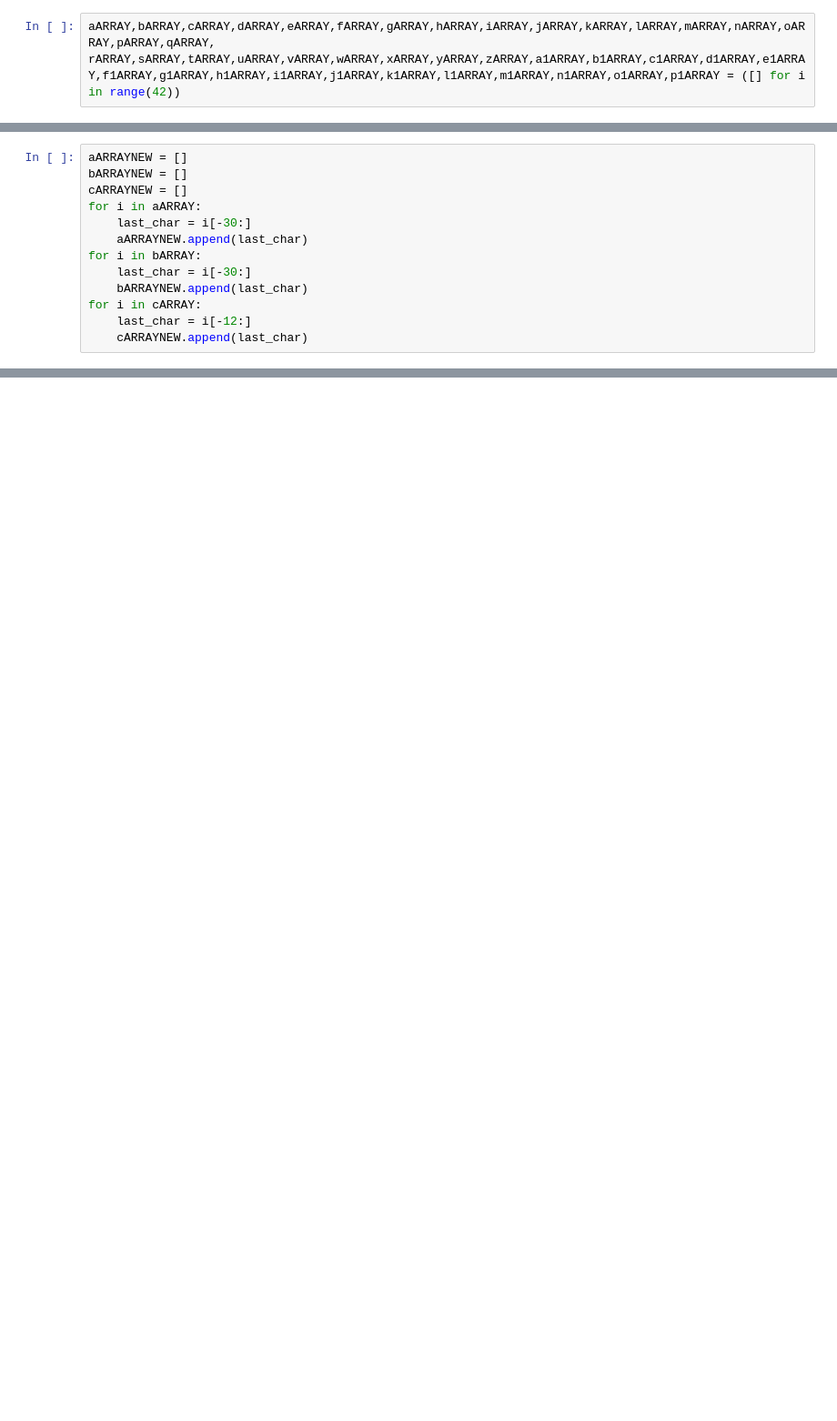
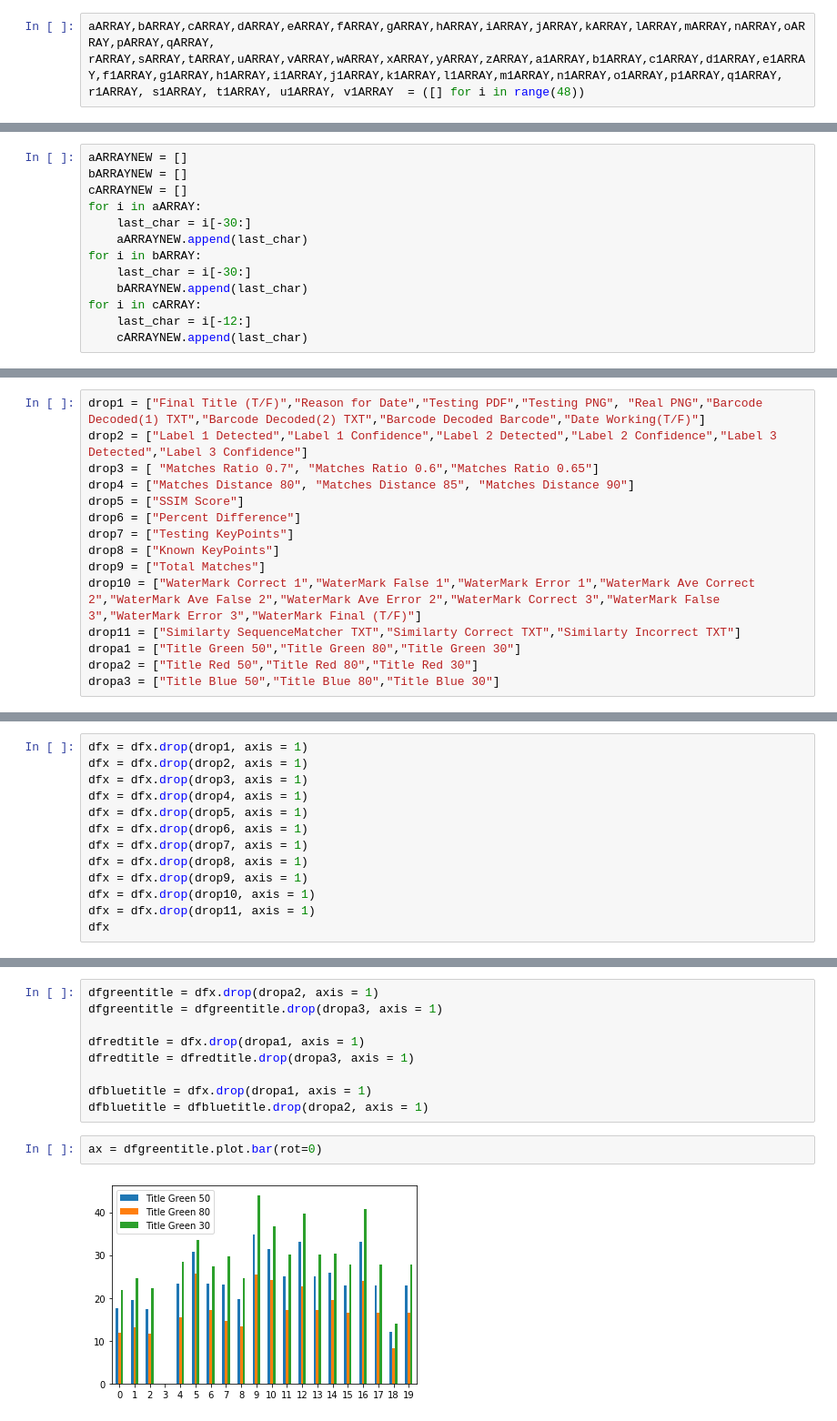
Before and after one commit to Kunal2341/fakerealdocument, a Jupyter notebook: JupyterNotebook/Everything.ipynb, the cells around one changed output, grey strips where cells are left out. Shown at 91% size. Drawn from its saved outputs; the diff is of its cells as text; blank space fills up the shorter version.

```diff
--- a/JupyterNotebook/Everything.ipynb
+++ b/JupyterNotebook/Everything.ipynb
@@ -659,2 +1082,2 @@ def appendthefiles(a,b,c,d,e,f,g,h,i,j,k,l,m,n,o,p,q,r,s,t,u,v,w,x,y,z,a1,b1,c1,
 # %%
-aARRAY,bARRAY,cARRAY,dARRAY,eARRAY,fARRAY,gARRAY,hARRAY,iARRAY,jARRAY,kARRAY,lARRAY,mARRAY,nARRAY,oARRAY,pARRAY,qARRAY, rARRAY,sARRAY,tARRAY,uARRAY,vARRAY,wARRAY,xARRAY,yARRAY,zARRAY,a1ARRAY,b1ARRAY,c1ARRAY,d1ARRAY,e1ARRAY,f1ARRAY,g1ARRAY,h1ARRAY,i1ARRAY,j1ARRAY,k1ARRAY,l1ARRAY,m1ARRAY,n1ARRAY,o1ARRAY,p1ARRAY = ([] for i in range(42))
+aARRAY,bARRAY,cARRAY,dARRAY,eARRAY,fARRAY,gARRAY,hARRAY,iARRAY,jARRAY,kARRAY,lARRAY,mARRAY,nARRAY,oARRAY,pARRAY,qARRAY, rARRAY,sARRAY,tARRAY,uARRAY,vARRAY,wARRAY,xARRAY,yARRAY,zARRAY,a1ARRAY,b1ARRAY,c1ARRAY,d1ARRAY,e1ARRAY,f1ARRAY,g1ARRAY,h1ARRAY,i1ARRAY,j1ARRAY,k1ARRAY,l1ARRAY,m1ARRAY,n1ARRAY,o1ARRAY,p1ARRAY,q1ARRAY, r1ARRAY, s1ARRAY, t1ARRAY, u1ARRAY, v1ARRAY  = ([] for i in range(48))
@@ -795,0 +1341,15 @@ df
+# %%
+drop1 = ["Final Title (T/F)","Reason for Date","Testing PDF","Testing PNG", "Real PNG","Barcode Decoded(1) TXT","Barcode Decoded(2) TXT","Barcode Decoded Barcode","Date Working(T/F)"]
+drop2 = ["Label 1 Detected","Label 1 Confidence","Label 2 Detected","Label 2 Confidence","Label 3 Detected","Label 3 Confidence"]
+drop3 = [ "Matches Ratio 0.7", "Matches Ratio 0.6","Matches Ratio 0.65"]
+drop4 = ["Matches Distance 80", "Matches Distance 85", "Matches Distance 90"]
+drop5 = ["SSIM Score"]
+drop6 = ["Percent Difference"]
+drop7 = ["Testing KeyPoints"]
+drop8 = ["Known KeyPoints"]
+drop9 = ["Total Matches"]
+drop10 = ["WaterMark Correct 1","WaterMark False 1","WaterMark Error 1","WaterMark Ave Correct 2","WaterMark Ave False 2","WaterMark Ave Error 2","WaterMark Correct 3","WaterMark False 3","WaterMark Error 3","WaterMark Final (T/F)"]
+drop11 = ["Similarty SequenceMatcher TXT","Similarty Correct TXT","Similarty Incorrect TXT"]
+dropa1 = ["Title Green 50","Title Green 80","Title Green 30"]
+dropa2 = ["Title Red 50","Title Red 80","Title Red 30"]
+dropa3 = ["Title Blue 50","Title Blue 80","Title Blue 30"]
@@ -795,0 +1385,13 @@ df
+# %%
+dfx = dfx.drop(drop1, axis = 1)
+dfx = dfx.drop(drop2, axis = 1)
+dfx = dfx.drop(drop3, axis = 1)
+dfx = dfx.drop(drop4, axis = 1)
+dfx = dfx.drop(drop5, axis = 1)
+dfx = dfx.drop(drop6, axis = 1)
+dfx = dfx.drop(drop7, axis = 1)
+dfx = dfx.drop(drop8, axis = 1)
+dfx = dfx.drop(drop9, axis = 1)
+dfx = dfx.drop(drop10, axis = 1)
+dfx = dfx.drop(drop11, axis = 1)
+dfx
@@ -795,0 +1416,13 @@ df
+# %%
+dfgreentitle = dfx.drop(dropa2, axis = 1)
+dfgreentitle = dfgreentitle.drop(dropa3, axis = 1)
+
+dfredtitle = dfx.drop(dropa1, axis = 1)
+dfredtitle = dfredtitle.drop(dropa3, axis = 1)
+
+dfbluetitle = dfx.drop(dropa1, axis = 1)
+dfbluetitle = dfbluetitle.drop(dropa2, axis = 1)
+# %%
+ax = dfgreentitle.plot.bar(rot=0)
+# %% [output]
+[figure, added]
```
Also changed, not shown: parts of 50 cells of this notebook, 1 other file.
